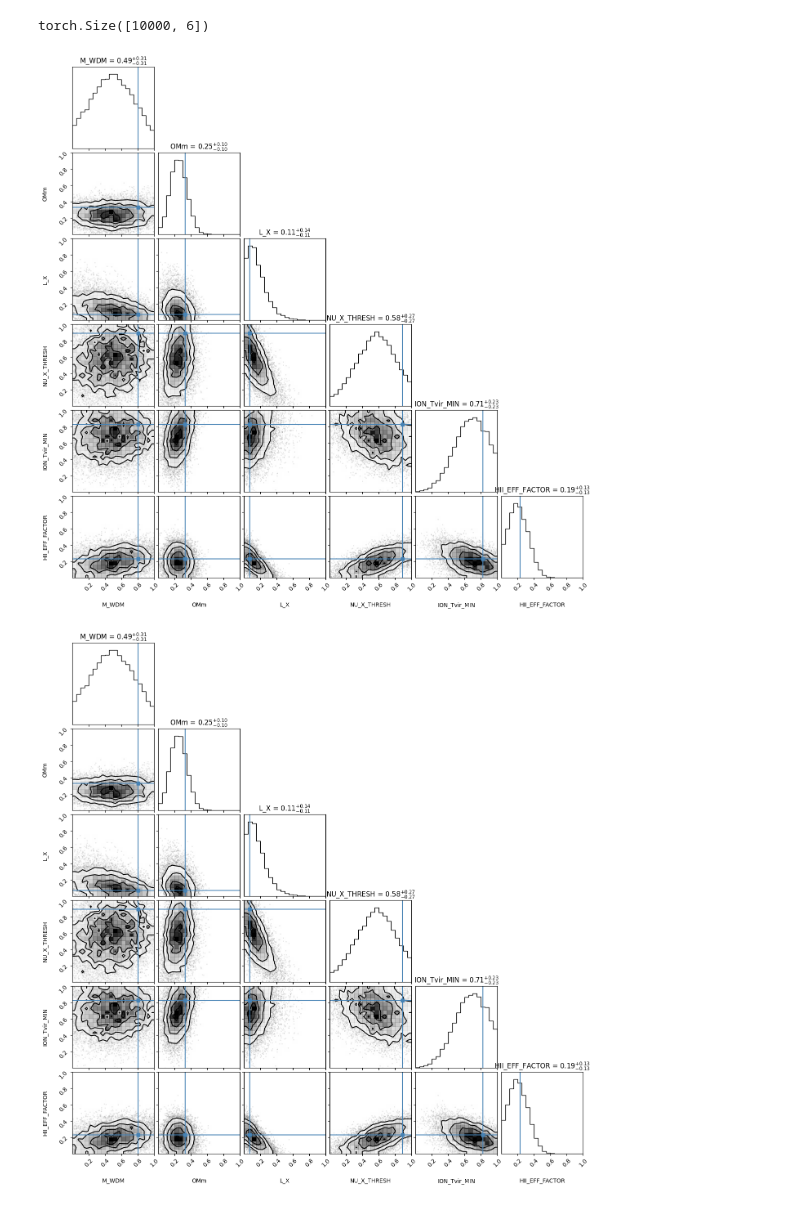
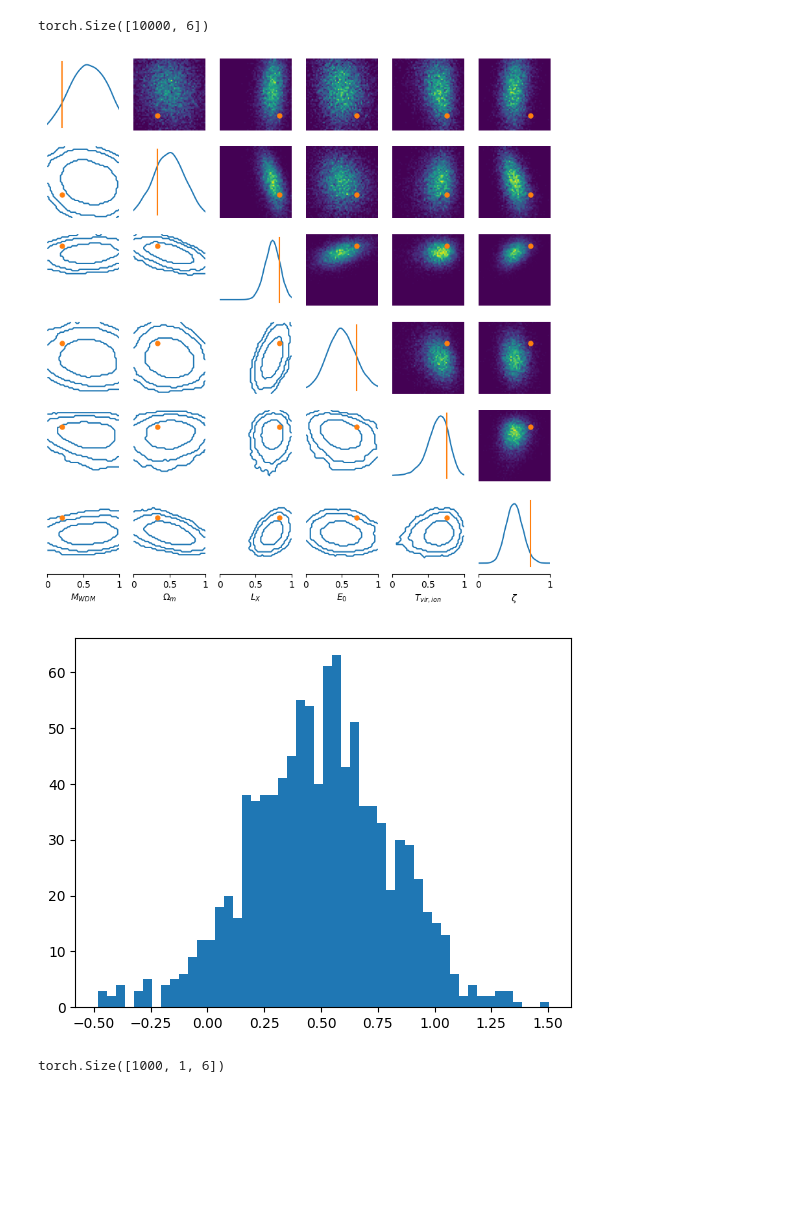
Before and after one commit to astro-ML/21cm-sbi, a Jupyter notebook: runner.ipynb, the cells around one changed output. Drawn from its saved outputs; the diff is of its cells as text; code cells hidden in the pictures; blank space fills up the shorter version.

Commit message:
add mcmc with summary net

```diff
--- a/runner.ipynb
+++ b/runner.ipynb
@@ -15,8 +29,8 @@ NVIDIA GeForce RTX 4060 Laptop GPU
 # %%
 # hyperparams
-data_path = "/home/potato/Documents/projects/master/data/datax5/"
+data_path = "/home/potato/Documents/projects/master/data/data_smol/"
 batch_size = 32
-epochs = 120
+epochs = 40
 train_test_data_ration = 0.9
 
 optimizer = torch.optim.Adam
@@ -55,14 +69,14 @@ test_dataloader = DataLoader(test_data, batch_size=batch_size, shuffle=False, dr
                              num_workers = 2, pin_memory = True, prefetch_factor=2)
 
 # init model
-model_sn = SumnetHandler(Model = Summary_net_lc_super_smol,
+model_sn = SumnetHandler(Model = Summary_net_lc_smol,
                      Training_data=train_dataloader, Test_data=test_dataloader, device=device)
-'''
-# train
+
+'''# train
 model_sn.train(
     epochs=epochs,
     optimizer=optimizer(
-        model.Model.parameters(),
+        model_sn.Model.parameters(),
         **optimizer_params),
         lossf=loss(**loss_params))
 
@@ -70,6 +84,8 @@ model_sn.train(
 model_sn.test(Validation_data = test_dataloader, Model = model_sn.Model,
                 lossf=loss(**loss_params))'''
 
-model_sn.load("./summary_net.pt")
+#model_sn.load("./summary_net.pt")
 
-model_de = flow_net(in_dim=6, cond_dim=6, n_blocks=6, n_nodes=60)
+#model_de = flow_net(in_dim=6, cond_dim=6, n_blocks=6, n_nodes=60)
+
+# summary(model_sn.Model, (1,40,40,680))
@@ -88,22 +189,25 @@ sbi.train(training_data = train_dataloader, test_data = test_dataloader,
 # %%
-prior = (lambda x: x)
-sbi = SBIHandler(density_estimator=model_de, summary_net=model_sn.Model, prior=prior, device=device)
-sbi.load_model()
+'''prior = (lambda x: x)
+sbi = SBIHandler(density_estimator=model_de, summary_net=model_sn.Model, device=device)
+sbi.load_model()'''
 
-lab, img, _ = test_dataloader.dataset[0]
+lab, img, _ = test_dataloader.dataset[3]
 
 lab, img = lab.to(device), img.to(device)
 img = img.unsqueeze(0)
 
 summary = sbi.summary_net(img)
 
-samples, log_prob = sbi.density_estimator.sample(num_sampels=10000, c=summary)
+samples, _ = sbi.density_estimator.sample(10000, summary)
 print(samples.shape)
-from corner import corner
-corner(samples.detach().to('cpu').numpy(), truths=lab.to('cpu').numpy(),
-       labels = ["M_WDM", "OMm", "L_X", "NU_X_THRESH", "ION_Tvir_MIN", "HII_EFF_FACTOR"],
-       range=[(0,1), (0,1), (0,1), (0,1), (0,1), (0,1)], show_titles=True)
+# plot posterior samples
+figure, axis = analysis.pairplot(samples = samples.detach().to('cpu').numpy(), points=lab.detach().to('cpu').numpy(),
+       limits=[[0, 1],[0, 1],[0, 1],[0, 1],[0, 1],[0, 1],], figsize=(10, 10),
+       labels = [r"$M_{WDM}$", r"$\Omega_m$", r"$L_X$", r"$E_0$", r"$T_{vir, ion}$", r"$\zeta$"],
+       #quantiles=((0.16, 0.84, 0.0015, 0.99815)), levels=(1 - np.exp(-0.5),1 - np.exp(-9/2)),
+       upper = 'hist', lower = 'contour', diag = 'kde')
+figure.savefig("inn_40.png", dpi=300)
+figure.show()
 # %% [output]
 torch.Size([10000, 6])
-[figure, old version]
+[figure, new version]
-[figure, removed]
@@ -112,3 +214,9 @@ sbi.save_model()
+# %%
+plt.hist(posterior.posterior_estimator.sample((1000,), summary_vec[0].unsqueeze(0))[:,0,0].detach().cpu().numpy(), bins=50)
+plt.show()
+# %% [output]
+[figure, added]
+torch.Size([1000, 1, 6])
 # %%
 ### SNPE ###
 
```
Also changed, not shown: parts of 14 cells of this notebook, 3 other files.
